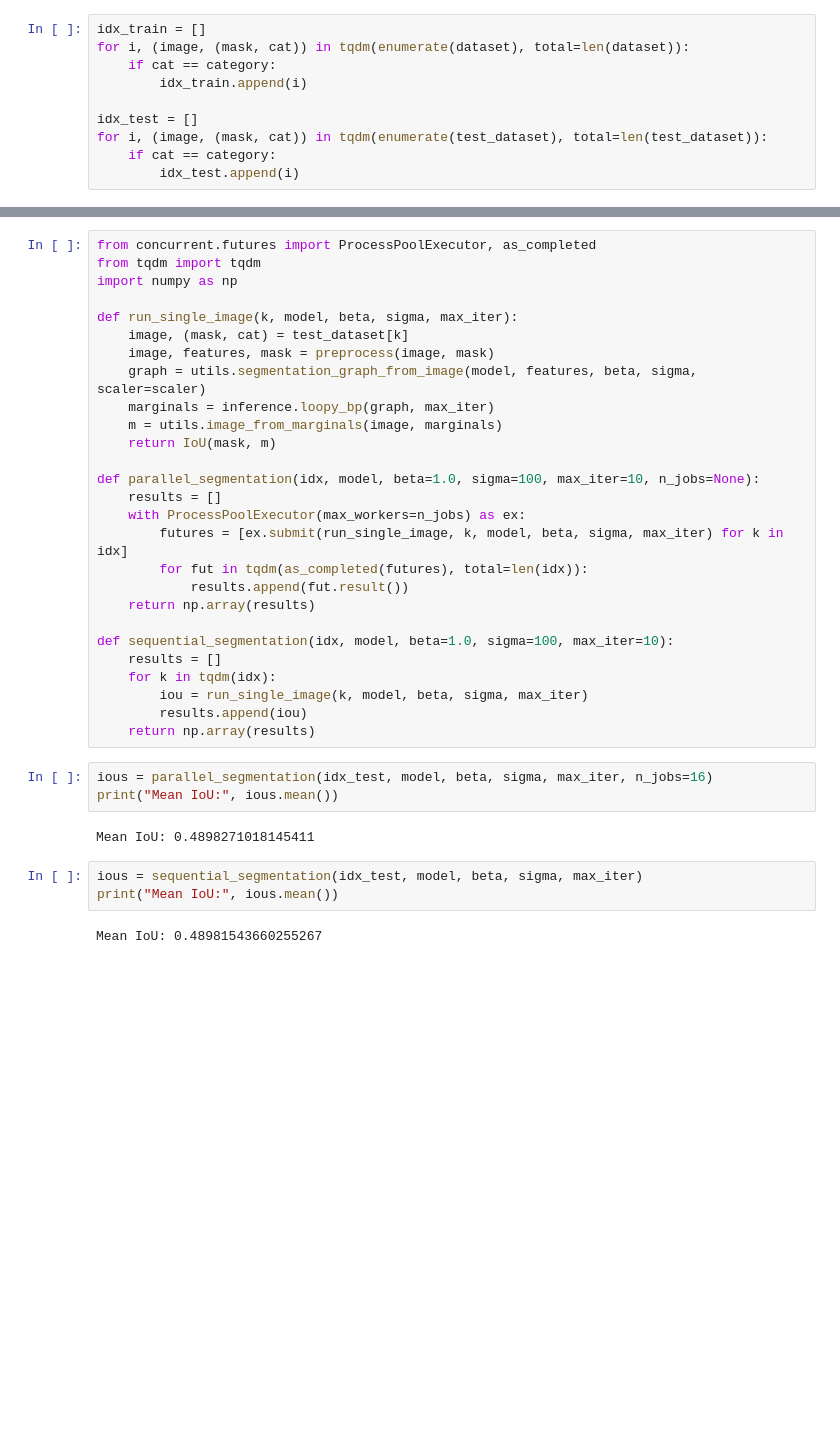
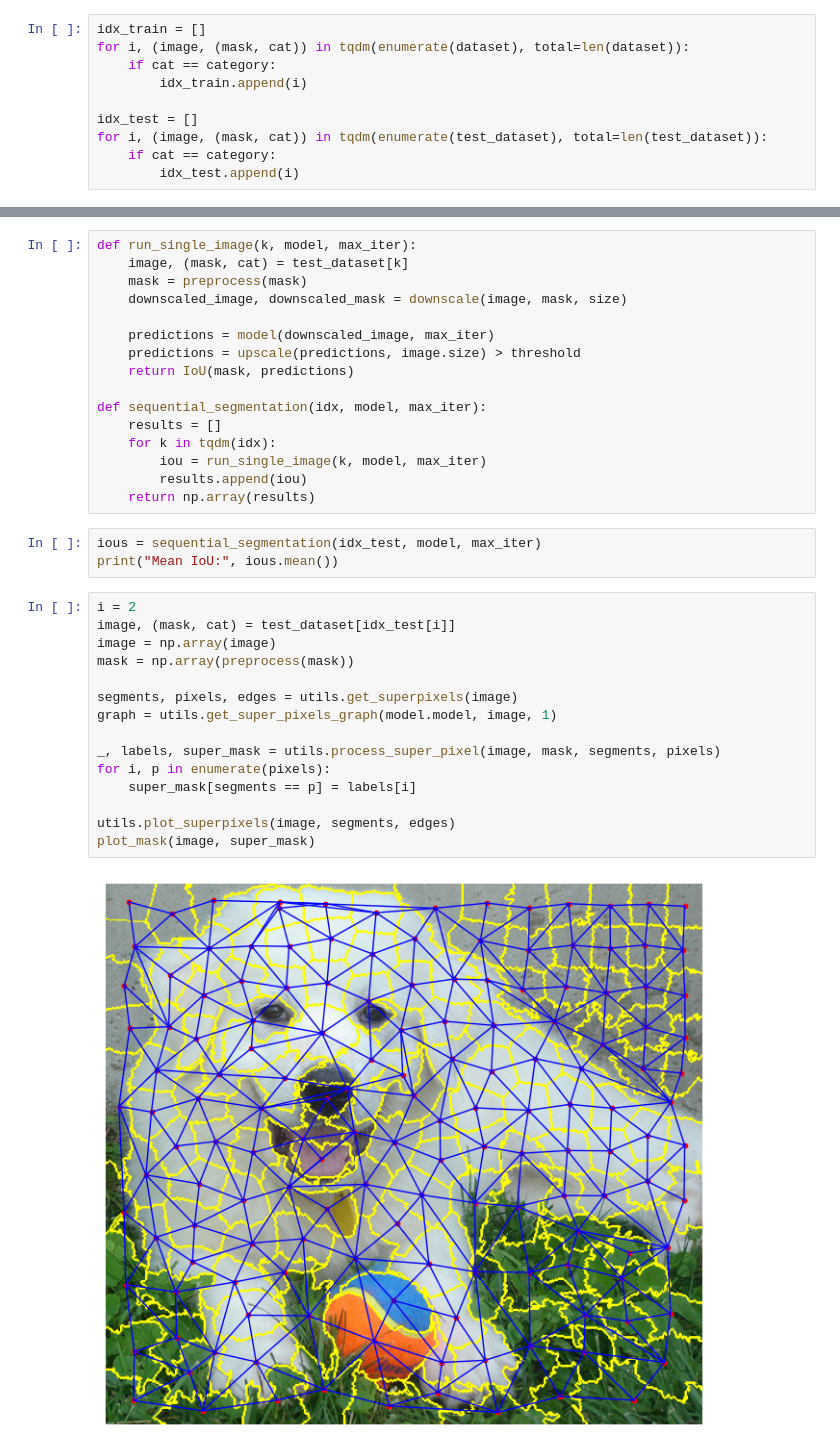
Before and after one commit to Hugo-dgn/GRM, a Jupyter notebook: segment_OxfordIIITPet.ipynb, the cells around one changed output, grey strips where cells are left out. Drawn from its saved outputs; the diff is of its cells as text; blank space fills up the shorter version.

Commit message:
super pixels

```diff
--- a/segment_OxfordIIITPet.ipynb
+++ b/segment_OxfordIIITPet.ipynb
@@ -264,37 +174,36 @@ print(IoU(mask, m))
 # %%
-from concurrent.futures import ProcessPoolExecutor, as_completed
-from tqdm import tqdm
-import numpy as np
+def run_single_image(k, model, max_iter):
+    image, (mask, cat) = test_dataset[k]
+    mask = preprocess(mask)
+    downscaled_image, downscaled_mask = downscale(image, mask, size)
 
-def run_single_image(k, model, beta, sigma, max_iter):
-    image, (mask, cat) = test_dataset[k]
-    image, features, mask = preprocess(image, mask)
-    graph = utils.segmentation_graph_from_image(model, features, beta, sigma, scaler=scaler)
-    marginals = inference.loopy_bp(graph, max_iter)
-    m = utils.image_from_marginals(image, marginals)
-    return IoU(mask, m)
+    predictions = model(downscaled_image, max_iter)
+    predictions = upscale(predictions, image.size) > threshold
+    return IoU(mask, predictions)
 
-def parallel_segmentation(idx, model, beta=1.0, sigma=100, max_iter=10, n_jobs=None):
-    results = []
-    with ProcessPoolExecutor(max_workers=n_jobs) as ex:
-        futures = [ex.submit(run_single_image, k, model, beta, sigma, max_iter) for k in idx]
-        for fut in tqdm(as_completed(futures), total=len(idx)):
-            results.append(fut.result())
-    return np.array(results)
-
-def sequential_segmentation(idx, model, beta=1.0, sigma=100, max_iter=10):
+def sequential_segmentation(idx, model, max_iter):
     results = []
     for k in tqdm(idx):
-        iou = run_single_image(k, model, beta, sigma, max_iter)
+        iou = run_single_image(k, model, max_iter)
         results.append(iou)
     return np.array(results)
-# %%
-ious = parallel_segmentation(idx_test, model, beta, sigma, max_iter, n_jobs=16)
-print("Mean IoU:", ious.mean())
-# %% [output]
-Mean IoU: 0.4898271018145411
 # %%
-ious = sequential_segmentation(idx_test, model, beta, sigma, max_iter)
+ious = sequential_segmentation(idx_test, model, max_iter)
 print("Mean IoU:", ious.mean())
-# %% [output]
-Mean IoU: 0.48981543660255267
+# %%
+i = 2
+image, (mask, cat) = test_dataset[idx_test[i]]
+image = np.array(image)
+mask = np.array(preprocess(mask))
+
+segments, pixels, edges = utils.get_superpixels(image)
+graph = utils.get_super_pixels_graph(model.model, image, 1)
+
+_, labels, super_mask = utils.process_super_pixel(image, mask, segments, pixels)
+for i, p in enumerate(pixels):
+    super_mask[segments == p] = labels[i]
+
+utils.plot_superpixels(image, segments, edges)
+plot_mask(image, super_mask)
+# %% [output]
+[figure, added]
```
Also changed, not shown: parts of 22 cells of this notebook, 3 other files.
